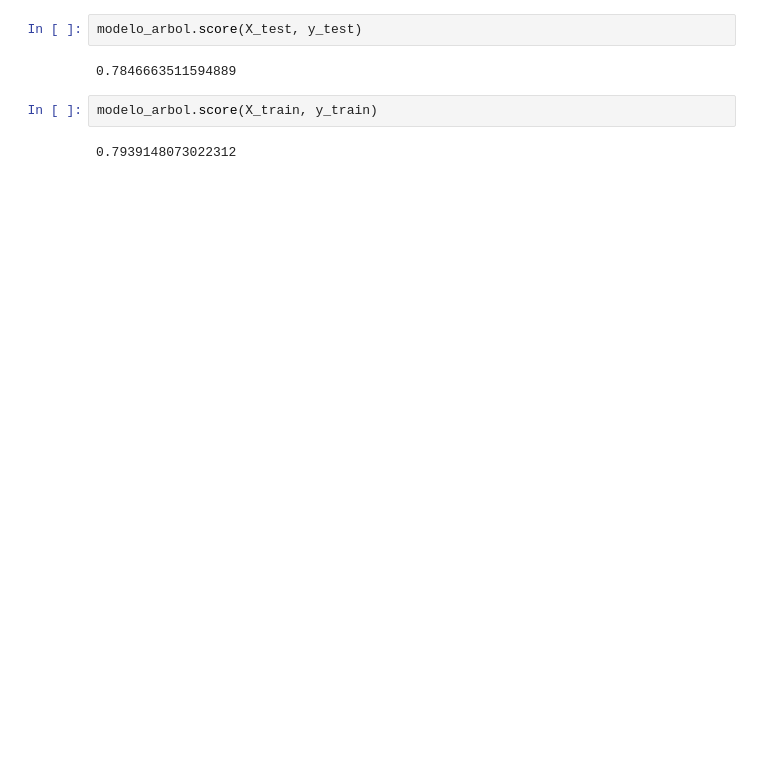
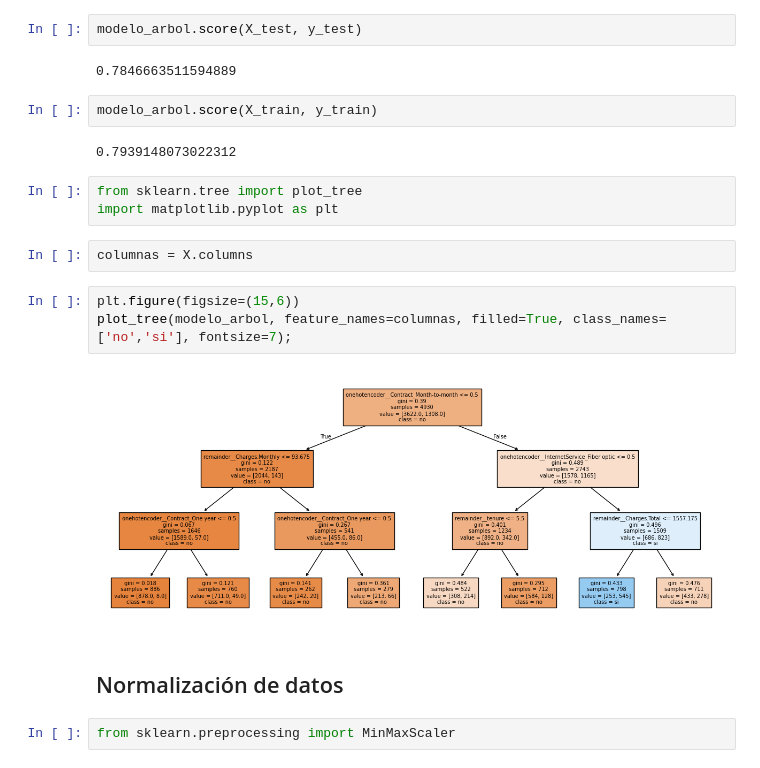
Before and after one commit to Karl-Sancho/challenge3-data-science-LATAM, a Jupyter notebook: TelecomX_LATAM_Parte_2.ipynb, the cells around one changed output. Cells and saved outputs as stored; diff of their text form; blank space fills up the shorter version.

```diff
--- a/TelecomX_LATAM_Parte_2.ipynb
+++ b/TelecomX_LATAM_Parte_2.ipynb
@@ -264,3 +274,17 @@ modelo_arbol.score(X_test, y_test)
 modelo_arbol.score(X_train, y_train)
 # %% [output]
 0.7939148073022312
+# %%
+from sklearn.tree import plot_tree
+import matplotlib.pyplot as plt
+# %%
+columnas = X.columns
+# %%
+plt.figure(figsize=(15,6))
+plot_tree(modelo_arbol, feature_names=columnas, filled=True, class_names=['no','si'], fontsize=7);
+# %% [output]
+[figure, added]
+# %% [markdown]
+## Normalización de datos
+# %%
+from sklearn.preprocessing import MinMaxScaler
```
Also changed, not shown: parts of 11 cells of this notebook.
